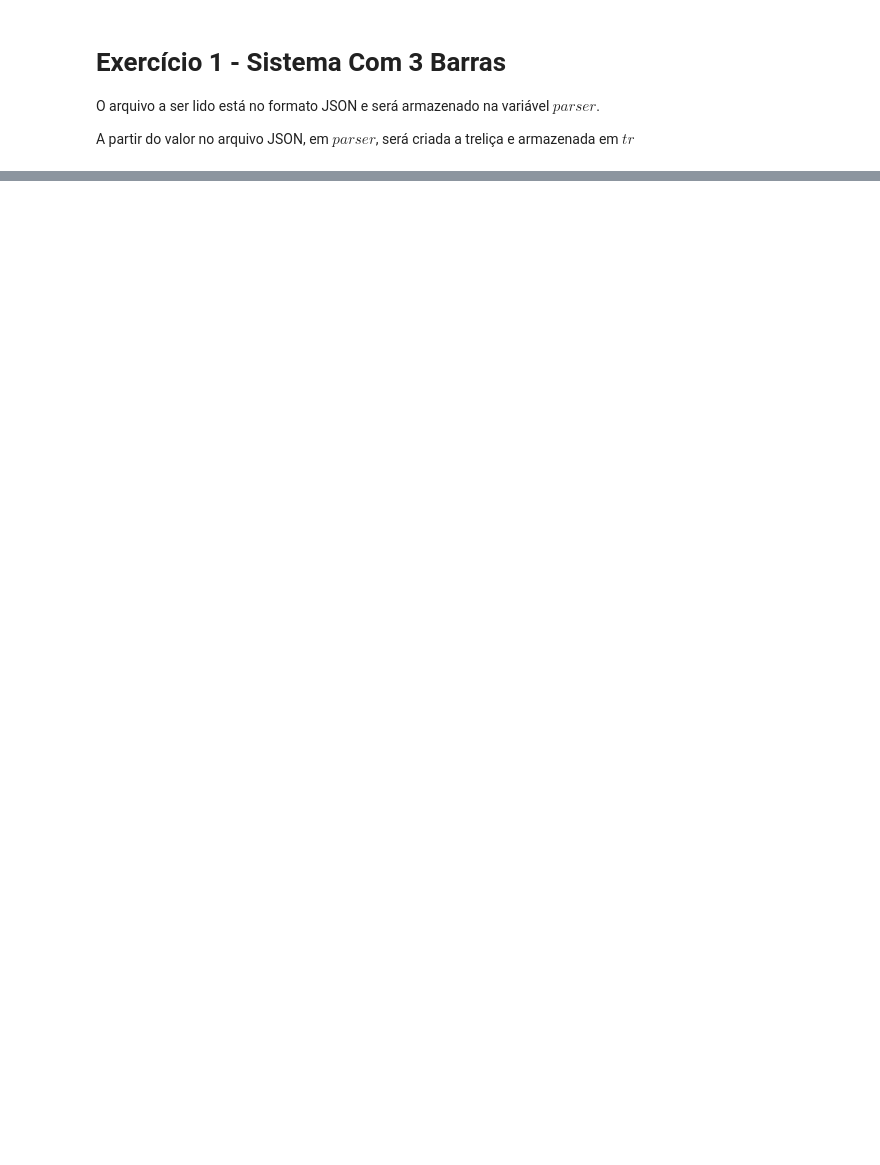
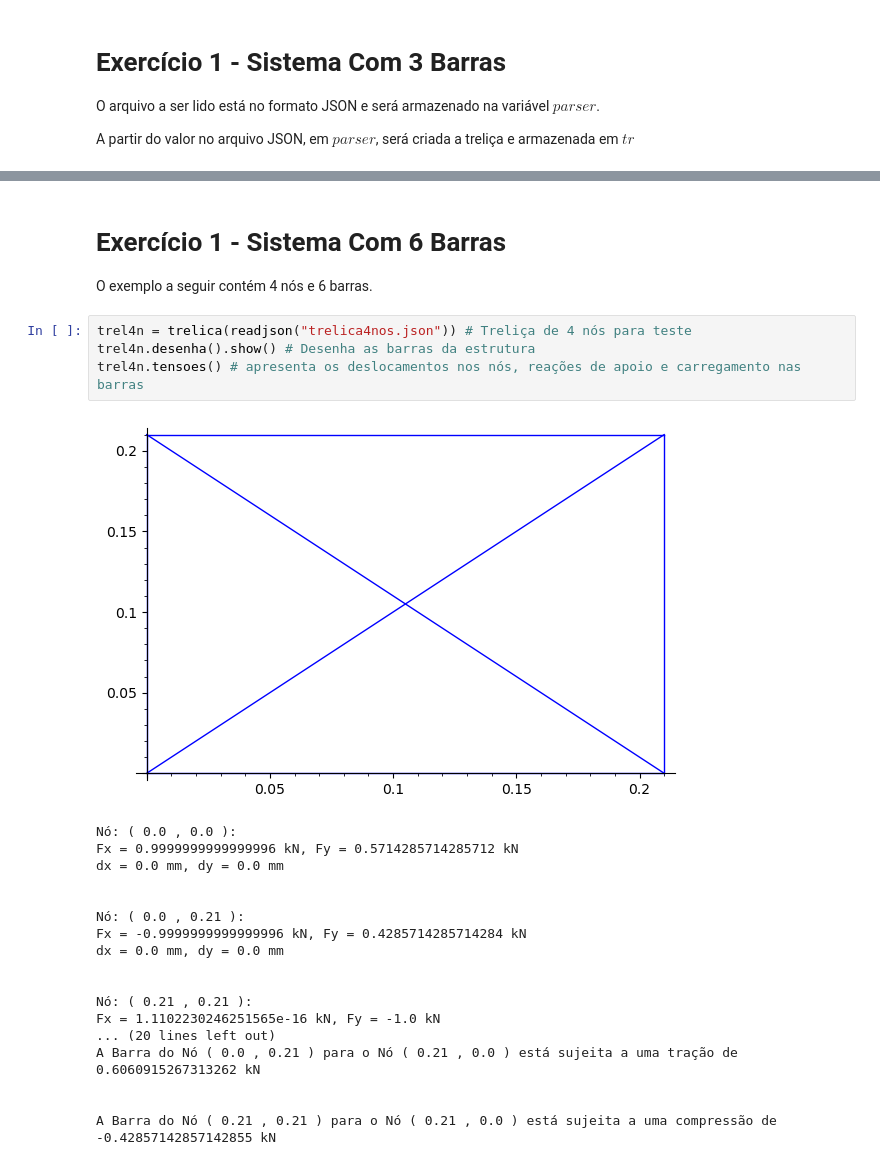
Before and after one commit to noedelima/Uff_MEFpy, a Jupyter notebook: Trabalho2/Trabalho2.ipynb, the cells around one changed output, grey strips where cells are left out. Drawn from its saved outputs; the diff is of its cells as text; blank space fills up the shorter version.

```diff
--- a/Trabalho2/Trabalho2.ipynb
+++ b/Trabalho2/Trabalho2.ipynb
@@ -453,0 +508,27 @@ A Barra do Nó ( 1.0 , 0.0 ) para o Nó ( 1.0 , 1.0 ) tem carregamento nulo
+# %% [markdown]
+# Exercício 1 - Sistema Com 6 Barras
+
+O exemplo a seguir contém 4 nós e 6 barras.
+# %%
+trel4n = trelica(readjson("trelica4nos.json")) # Treliça de 4 nós para teste
+trel4n.desenha().show() # Desenha as barras da estrutura
+trel4n.tensoes() # apresenta os deslocamentos nos nós, reações de apoio e carregamento nas barras
+# %% [output]
+[figure, added]
+Nó: ( 0.0 , 0.0 ):
+Fx = 0.9999999999999996 kN, Fy = 0.5714285714285712 kN
+dx = 0.0 mm, dy = 0.0 mm
+
+
+Nó: ( 0.0 , 0.21 ):
+Fx = -0.9999999999999996 kN, Fy = 0.4285714285714284 kN
+dx = 0.0 mm, dy = 0.0 mm
+
+
+Nó: ( 0.21 , 0.21 ):
+Fx = 1.1102230246251565e-16 kN, Fy = -1.0 kN
+... (20 lines left out)
+A Barra do Nó ( 0.0 , 0.21 ) para o Nó ( 0.21 , 0.0 ) está sujeita a uma tração de 0.6060915267313262 kN
+
+
+A Barra do Nó ( 0.21 , 0.21 ) para o Nó ( 0.21 , 0.0 ) está sujeita a uma compressão de -0.42857142857142855 kN
```
Also changed, not shown: parts of 12 cells of this notebook, 2 other files.
